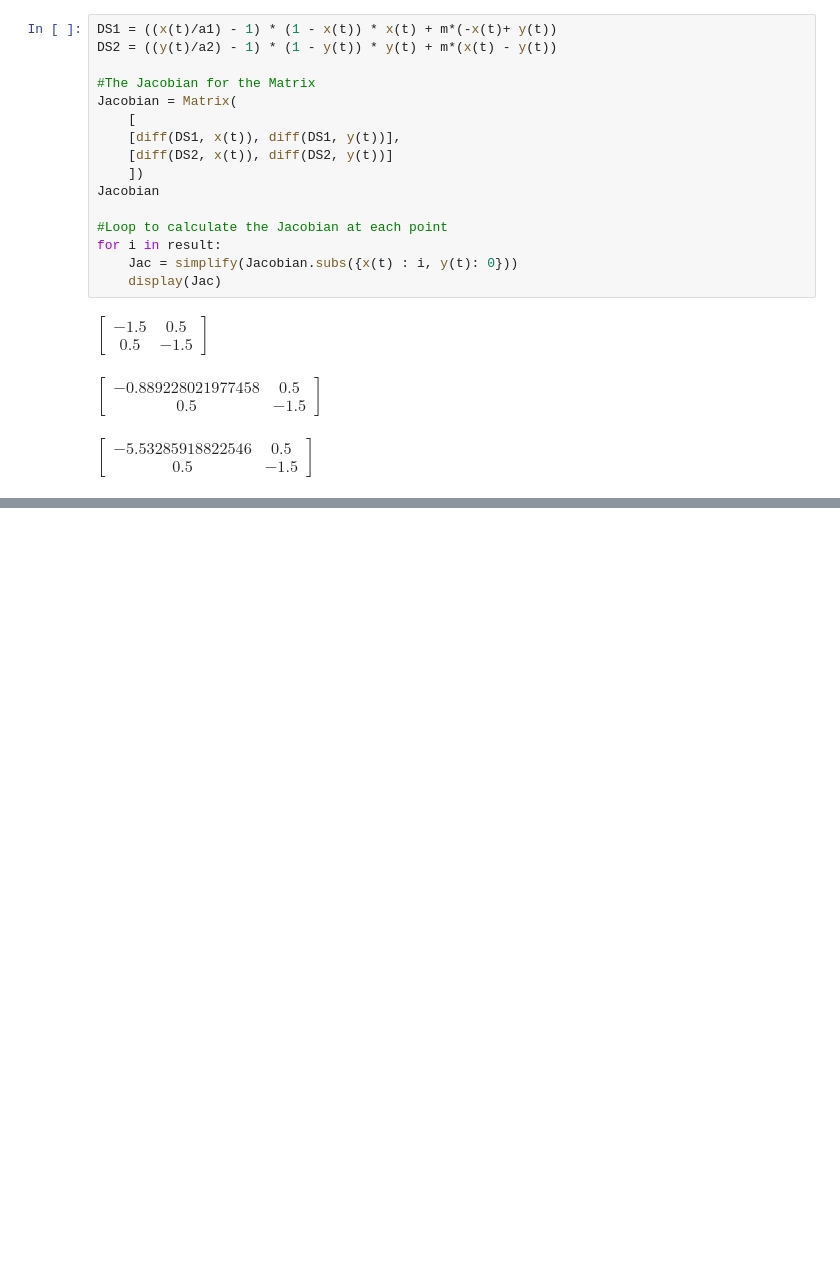
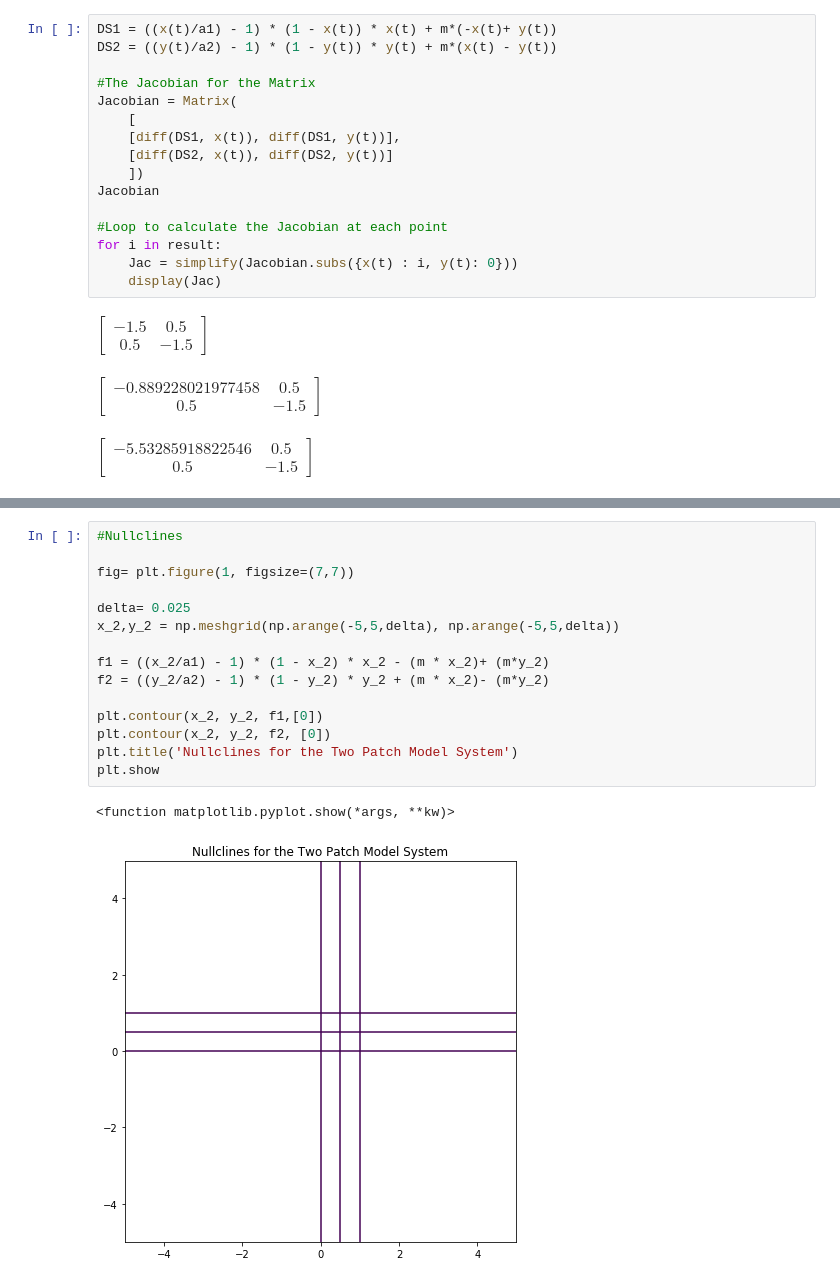
Before and after one commit to ewoodwar/Final-project-2023-AARMS, a Jupyter notebook: USER INPUT.ipynb, the cells around one changed output, grey strips where cells are left out. Drawn from its saved outputs; the diff is of its cells as text; blank space fills up the shorter version.

```diff
--- a/USER INPUT.ipynb
+++ b/USER INPUT.ipynb
@@ -53,0 +106,18 @@ $\displaystyle \left[\begin{matrix}-5.53285918822546 & 0.5\\0.5 & -1.5\end{matri
+# %%
+#Nullclines
+
+fig= plt.figure(1, figsize=(7,7))
+
+delta= 0.025
+x_2,y_2 = np.meshgrid(np.arange(-5,5,delta), np.arange(-5,5,delta))
+
+f1 = ((x_2/a1) - 1) * (1 - x_2) * x_2 - (m * x_2)+ (m*y_2)
+f2 = ((y_2/a2) - 1) * (1 - y_2) * y_2 + (m * x_2)- (m*y_2)
+
+plt.contour(x_2, y_2, f1,[0])
+plt.contour(x_2, y_2, f2, [0])
+plt.title('Nullclines for the Two Patch Model System')
+plt.show
+# %% [output]
+<function matplotlib.pyplot.show(*args, **kw)>
+[figure, added]
```
Also changed, not shown: parts of 3 cells of this notebook.
